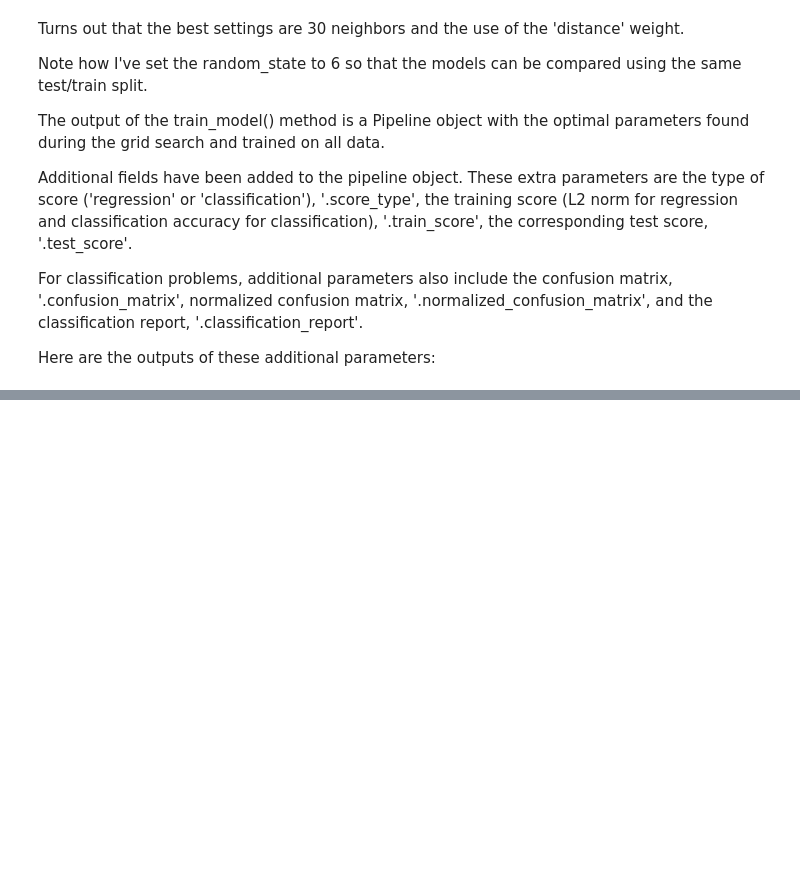
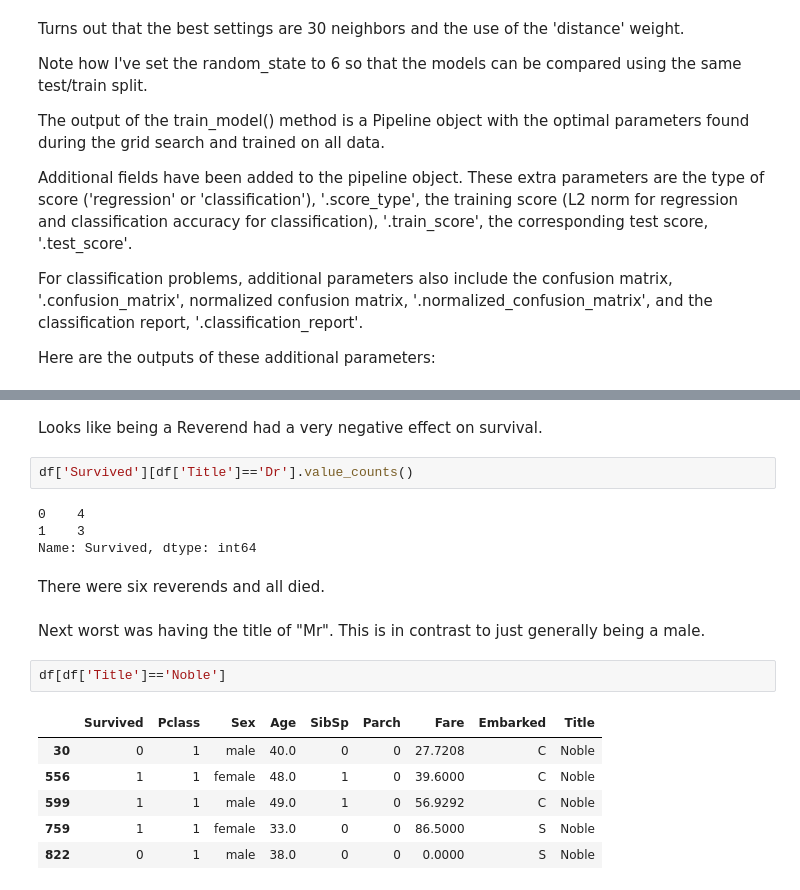
Before and after one commit to JaggedParadigm/pyplearnr, a Jupyter notebook: data_science_lib_demo.ipynb, the cells around one changed output, grey strips where cells are left out. Saved outputs shown, nothing was run; the diff lists cells and outputs as text; blank space fills up the shorter version.

```diff
--- a/data_science_lib_demo.ipynb
+++ b/data_science_lib_demo.ipynb
@@ -1525,0 +733,21 @@ print conf_mat_pipe
+# %% [markdown]
+Looks like being a Reverend had a very negative effect on survival.
+# %%
+df['Survived'][df['Title']=='Dr'].value_counts()
+# %% [output]
+0    4
+1    3
+Name: Survived, dtype: int64
+# %% [markdown]
+There were six reverends and all died.
+# %% [markdown]
+Next worst was having the title of "Mr". This is in contrast to just generally being a male.
+# %%
+df[df['Title']=='Noble']
+# %% [output]
+|  | Survived | Pclass | Sex | Age | SibSp | Parch | Fare | Embarked | Title |
+| 30 | 0 | 1 | male | 40.0 | 0 | 0 | 27.7208 | C | Noble |
+| 556 | 1 | 1 | female | 48.0 | 1 | 0 | 39.6000 | C | Noble |
+| 599 | 1 | 1 | male | 49.0 | 1 | 0 | 56.9292 | C | Noble |
+| 759 | 1 | 1 | female | 33.0 | 0 | 0 | 86.5000 | S | Noble |
+| 822 | 0 | 1 | male | 38.0 | 0 | 0 | 0.0000 | S | Noble |
```
Also changed, not shown: parts of 117 cells of this notebook, 2 other files.
